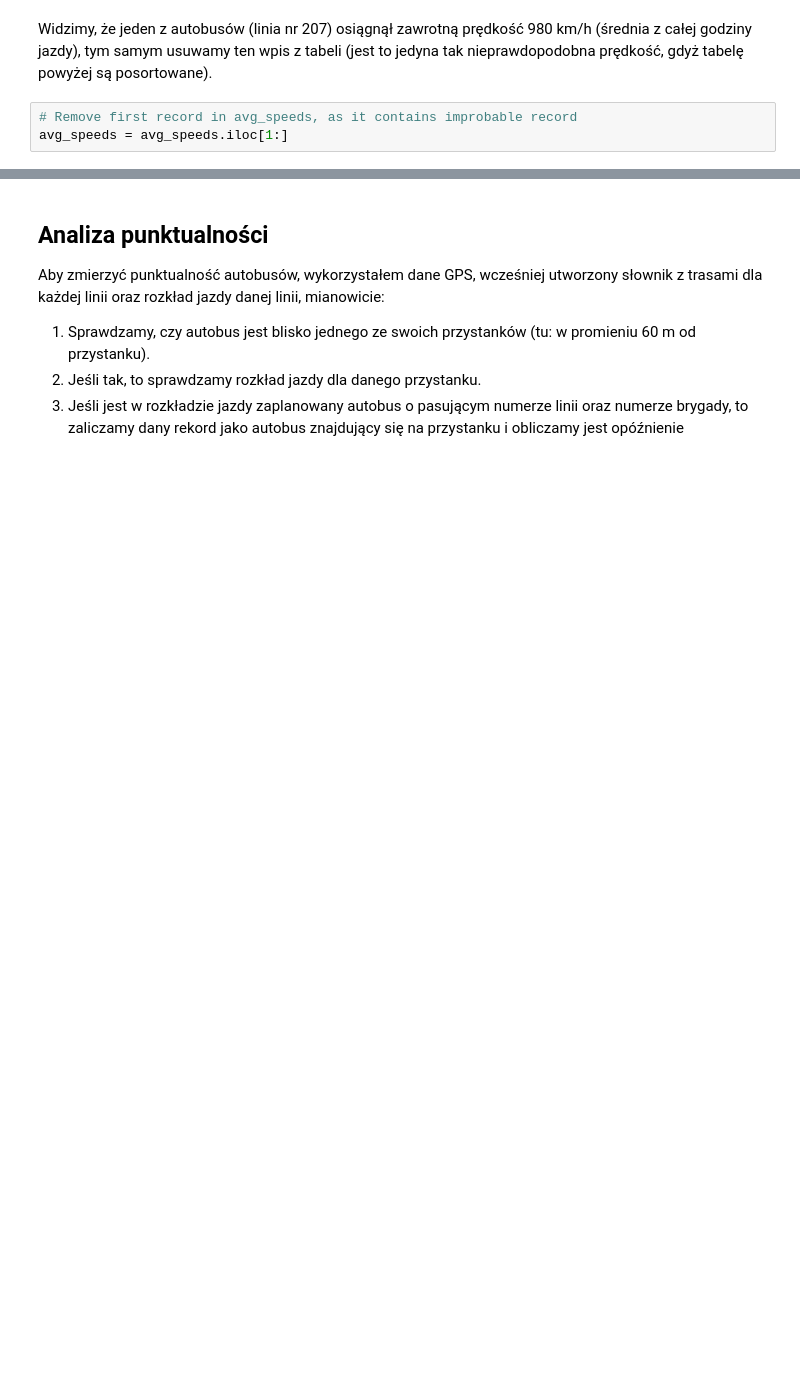
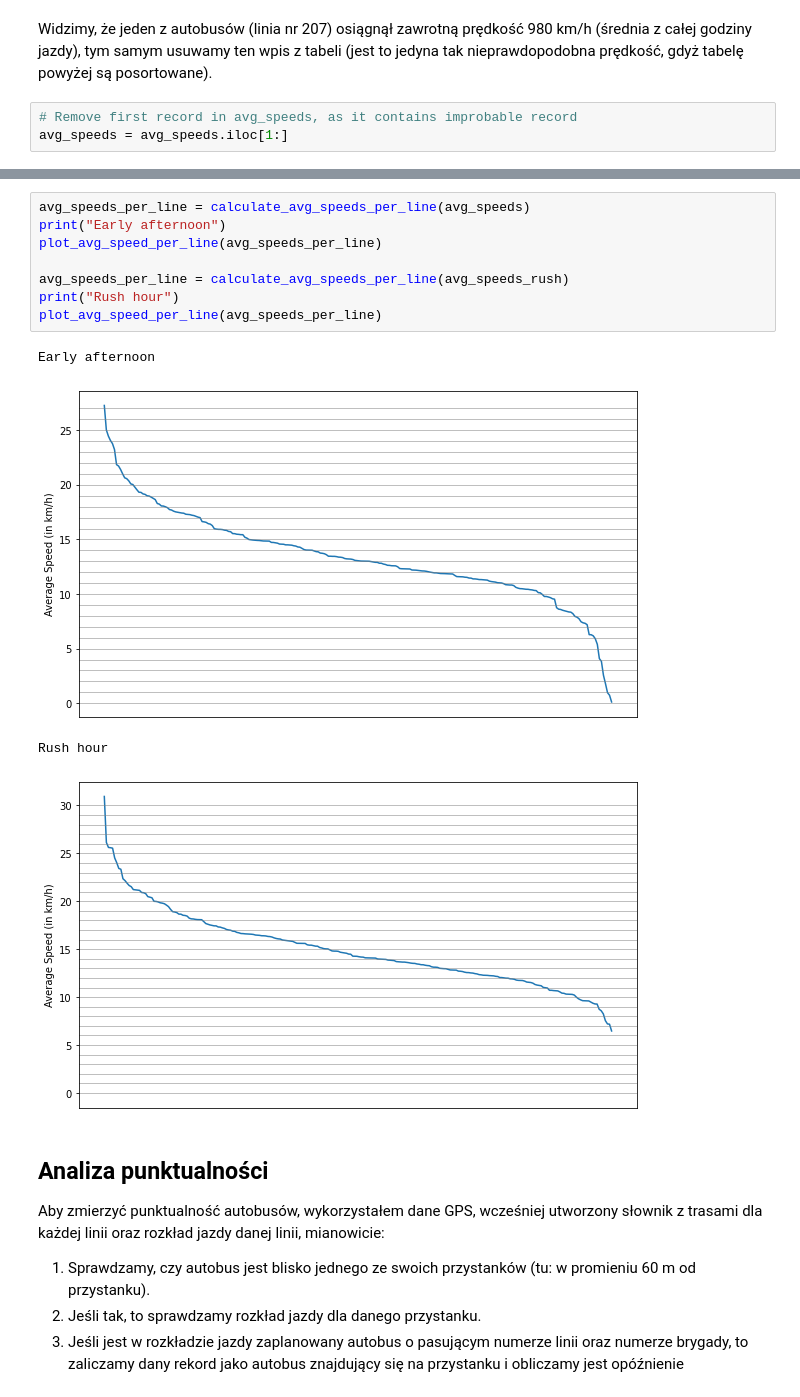
Before and after one commit to szwedkarol/Python_WTP, a Jupyter notebook: Data_analysis_notebook.ipynb, the cells around one changed output, grey strips where cells are left out. Drawn from its saved outputs; the diff is of its cells as text; blank space fills up the shorter version.

```diff
--- a/Data_analysis_notebook.ipynb
+++ b/Data_analysis_notebook.ipynb
@@ -201,3 +283,16 @@ TODO: Dalsze wizualizacje dla średniej prędkości
+# %%
+avg_speeds_per_line = calculate_avg_speeds_per_line(avg_speeds)
+print("Early afternoon")
+plot_avg_speed_per_line(avg_speeds_per_line)
+
+avg_speeds_per_line = calculate_avg_speeds_per_line(avg_speeds_rush)
+print("Rush hour")
+plot_avg_speed_per_line(avg_speeds_per_line)
+# %% [output]
+Early afternoon
+[figure, added]
+Rush hour
+[figure, added]
 # %% [markdown]
 ## Analiza punktualności
 
```
Also changed, not shown: parts of 19 cells of this notebook, 4 other files.
